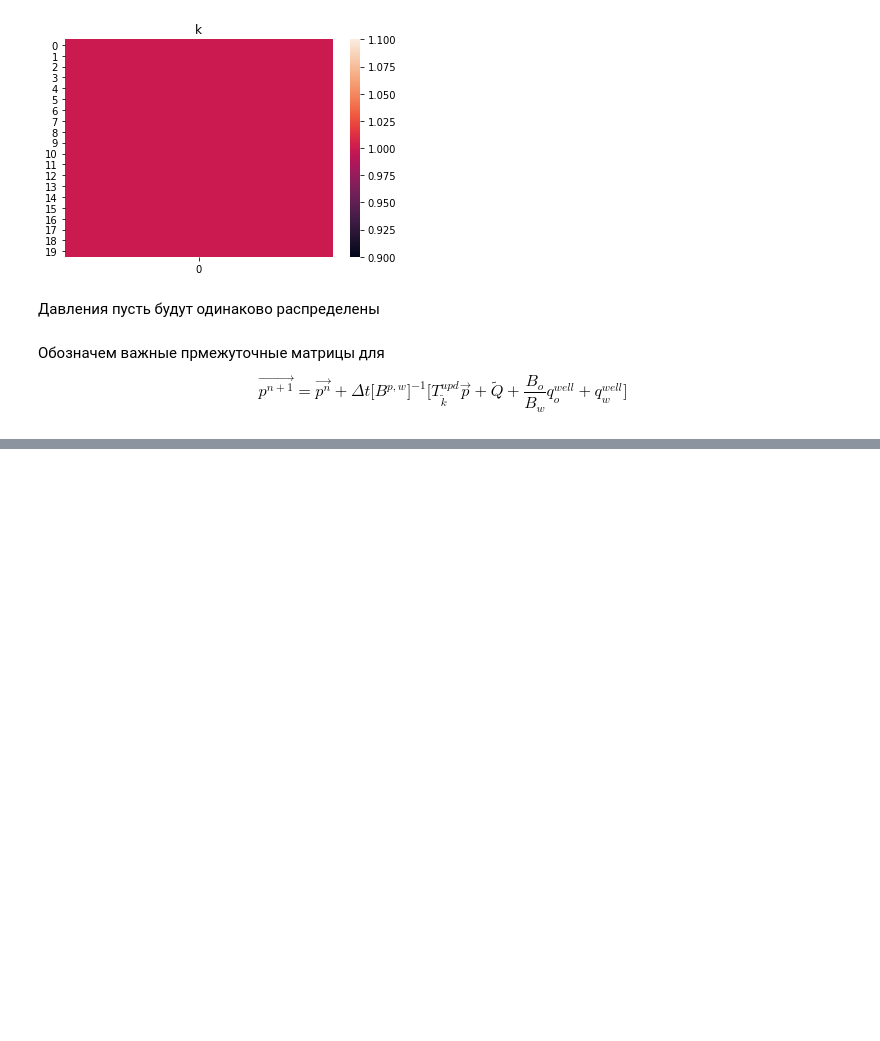
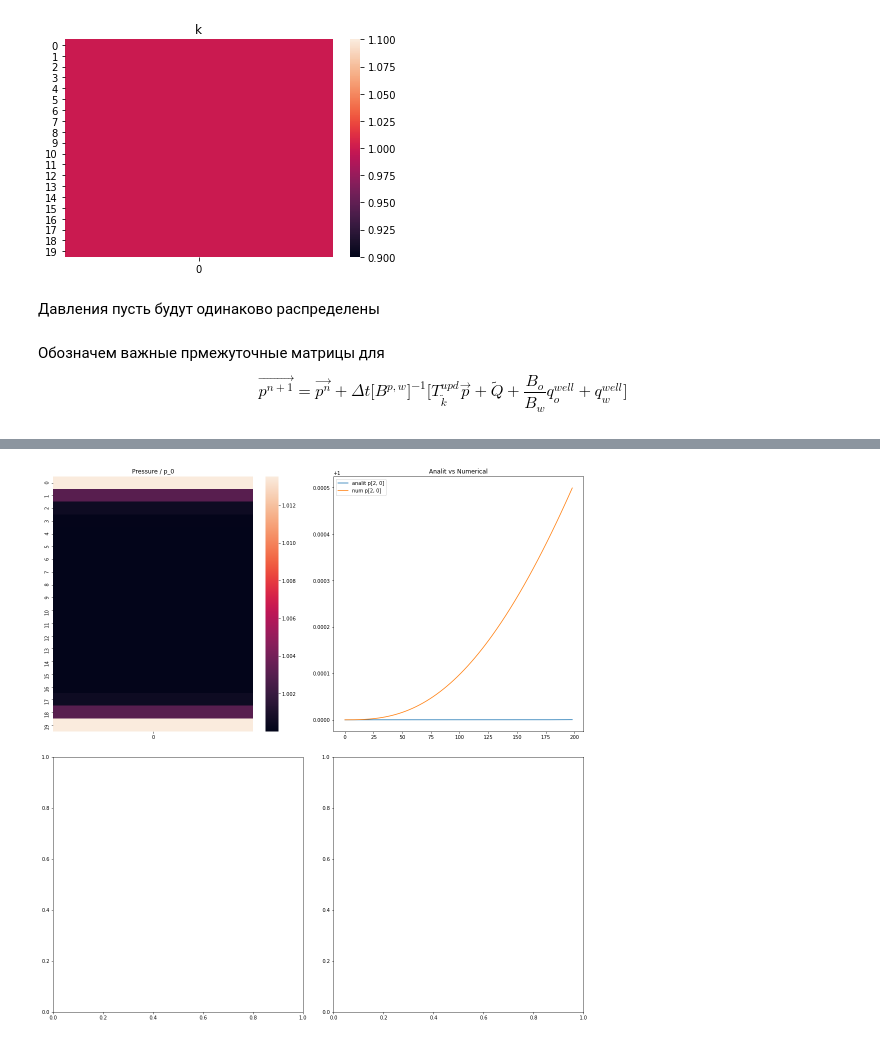
Before and after one commit to yamidovich/ReservoirModel, a Jupyter notebook: 1dModel_on_work_env.ipynb, the cells around one changed output, grey strips where cells are left out. Cells and saved outputs as stored; diff of their text form; code cells hidden in the pictures; blank space fills up the shorter version.

```diff
--- a/1dModel_on_work_env.ipynb
+++ b/1dModel_on_work_env.ipynb
@@ -71,9 +71,9 @@ S_w_vec = (np.ones(Satur_matrix.shape) - Satur_matrix).reshape((-1, 1))
 Обозначем важные прмежуточные матрицы для
 $$\vec{p^{n+1}} = \vec{p^{n}} + \Delta t \big[B^{p, w}\big]^{-1}\big[ T^{upd}_{\tilde{k}} \vec{p} + \tilde{Q} + \frac{B_o}{B_w} q_o^{well} + q_w^{well}\big]$$
 # %%
-wells = {(15, 0): -1e-3
+wells = {(15, 0): 0
         }
-neibours = [(16, 0)]
+neibours = [(2, 0)]
 # %%
 env = res.Env(k_2d_matrix=k_matrix, poir_2d_matrix=porosity_matrix, depth_2d_matrix=depth_matrix,
               satur_2d_matrix=Satur_matrix,
@@ -149,0 +84,50 @@ for i in range(n_it):
+# %%
+def accurate_solution(t, n, const, L, alpha, x):
+    out = 0.
+    out += const.p_b()
+    adj = 0.
+    for k in range(1, n+1):
+        adj -= 2. * np.exp((-1. * np.pi * np.pi * t * k * k) / (L * L * alpha))
+        adj *= (const.p_b() - const.p_0()) * (1. + (-1) ** (k + 1))
+        adj *= np.sin(np.pi * x * k / L)
+        adj /= np.pi
+        adj /= k
+        out += adj
+    return out / const.p_0()
+# %%
+n_it = int(2e2)
+upd_plot_freq = int(1e0)
+
+p_hist_analit = {key: [] for key in neibours}
+p_hist_num = {key: [] for key in neibours}
+
+for i in range(1, n_it):
+    env.step()
+    env.set_saturation_oil(Satur_matrix)
+
+    if i % upd_plot_freq == 0:
+
+        p = env.p_as_2d()
+
+        for key in neibours:
+            p_hist_analit[key].append(accurate_solution(t=i * const.dt(), n=1000, const=const, L=nx*const.dx(),
+                                                        alpha=19.29, x=const.dx()*key[0]
+                                                       )
+                                     )
+            p_hist_num[key].append(p[key[0], key[1]] / const.p_0())
+
+        display.clear_output(wait=True)
+        f, ax = plt.subplots(nrows=2, ncols=2, figsize=(16, 16))
+        f.tight_layout(pad=3.0)
+        g1 = sns.heatmap(env.p_as_2d() / const.p_0(), ax=ax[0][0], cbar=True) #, vmax=1, vmin=0.8)
+        g1.set_title('Pressure / p_0')
+
+        for key in neibours:
+            ax[0][1].plot(p_hist_analit[key], label=f'analit p[{key[0]}, {key[1]}]')
+            ax[0][1].plot(p_hist_num[key], label=f'num p[{key[0]}, {key[1]}]')
+            ax[0][1].set_title(f'Analit vs Numerical')
+        ax[0][1].legend()
+
+        plt.show()
+# %% [output]
+[figure, added]
```
Also changed, not shown: parts of 3 cells of this notebook.
